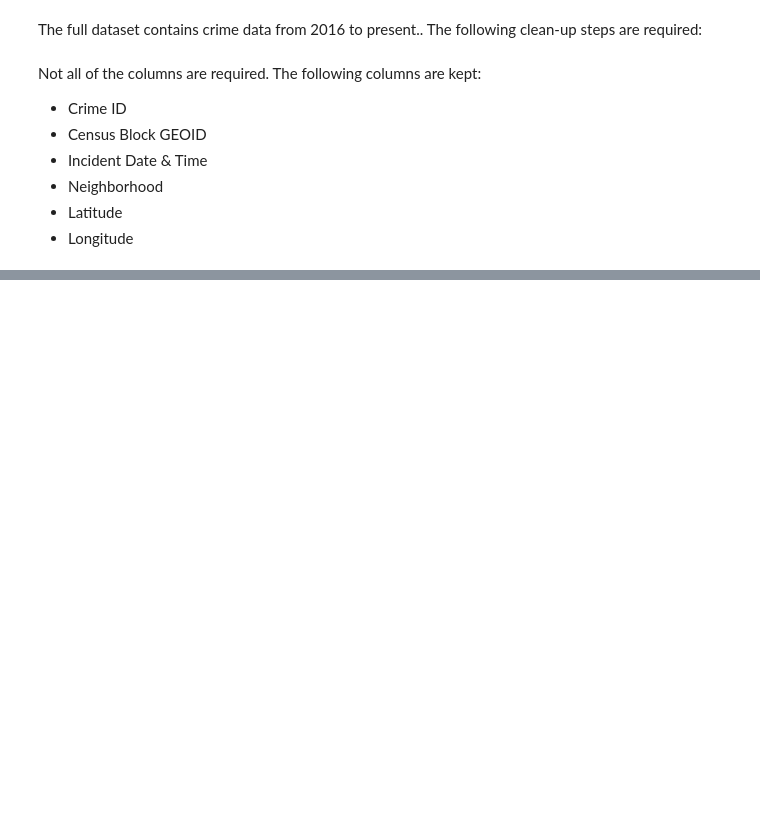
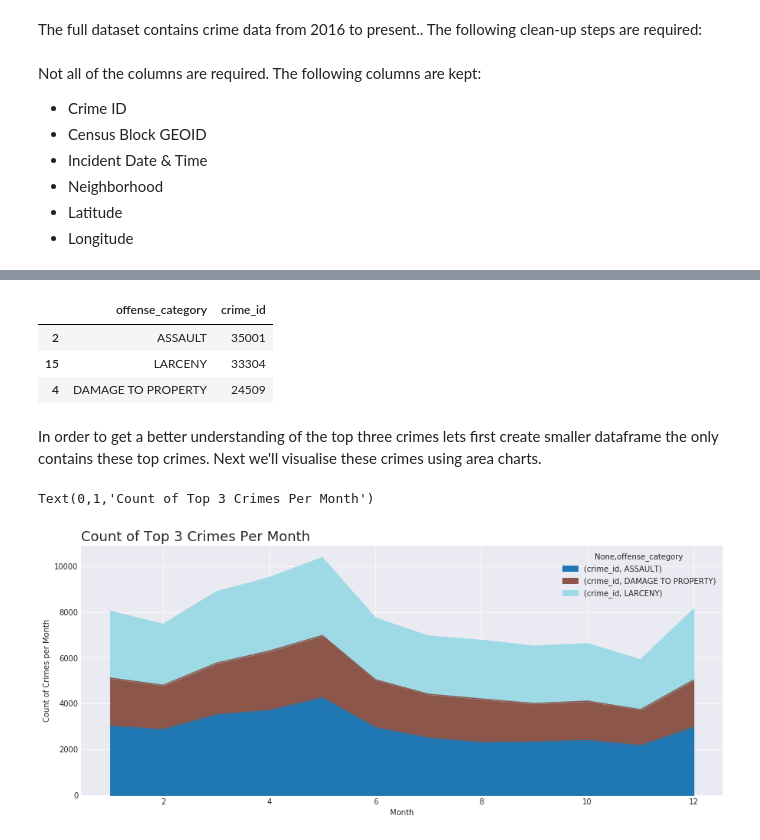
Before and after one commit to AnshulMishra13/Coursera_Capstone, a Jupyter notebook: Capstone Project - The Battle of the Neighborhoods.ipynb, the cells around one changed output, grey strips where cells are left out. Drawn from its saved outputs; the diff is of its cells as text; code cells hidden in the pictures; blank space fills up the shorter version.

```diff
--- a/Capstone Project - The Battle of the Neighborhoods.ipynb
+++ b/Capstone Project - The Battle of the Neighborhoods.ipynb
@@ -340,0 +585,43 @@ pwd
+# %%
+# What Crimes are the 3 most commonly occuring ones
+df_crimes[['offense_category', 'crime_id']].groupby(
+    ['offense_category'], as_index=False).count().sort_values(
+    'crime_id', ascending=False).head(3)
+# %% [output]
+|  | offense_category | crime_id |
+| 2 | ASSAULT | 35001 |
+| 15 | LARCENY | 33304 |
+| 4 | DAMAGE TO PROPERTY | 24509 |
+# %%
+# Create a list of the 3 most commonly occuring crimes
+top_ten_crimes = df_crimes[['offense_category', 'crime_id']].groupby(
+    ['offense_category']).count().sort_values('crime_id', ascending=False)[:10].axes[0].tolist()
+
+# Create a list of the 3 most commonly occuring crimes
+top_three_crimes = df_crimes[['offense_category', 'crime_id']].groupby(
+    ['offense_category']).count().sort_values('crime_id', ascending=False)[:3].axes[0].tolist()
+# %% [markdown]
+In order to get a better understanding of the top three crimes lets first create smaller dataframe the only contains these top crimes. Next we'll visualise these crimes using area charts.
+# %%
+# Create a new data frame with just the top 10 crimes
+df_top10_crimes = df_crimes[df_crimes['offense_category'].isin(top_ten_crimes)].copy()
+
+# Create a new data frame with just the top 3 crimes
+df_top3_crimes = df_crimes[df_crimes['offense_category'].isin(top_three_crimes)].copy()
+
+# Create a pivot area chart of the crimes per month
+df_top3_crimes[['crime_id', 'offense_category', 'month']].pivot_table(
+    index='month',
+    columns='offense_category',
+    fill_value=0,
+    aggfunc='count').plot(kind='area',
+                          stacked=True,
+                          figsize=(15, 6),
+                          colormap='tab20')
+
+plt.xlabel('Month')
+plt.ylabel('Count of Crimes per Month')
+plt.title('Count of Top 3 Crimes Per Month', loc='left', fontsize=18)
+# %% [output]
+Text(0,1,'Count of Top 3 Crimes Per Month')
+[figure, added]
```
Also changed, not shown: parts of 120 cells of this notebook.
